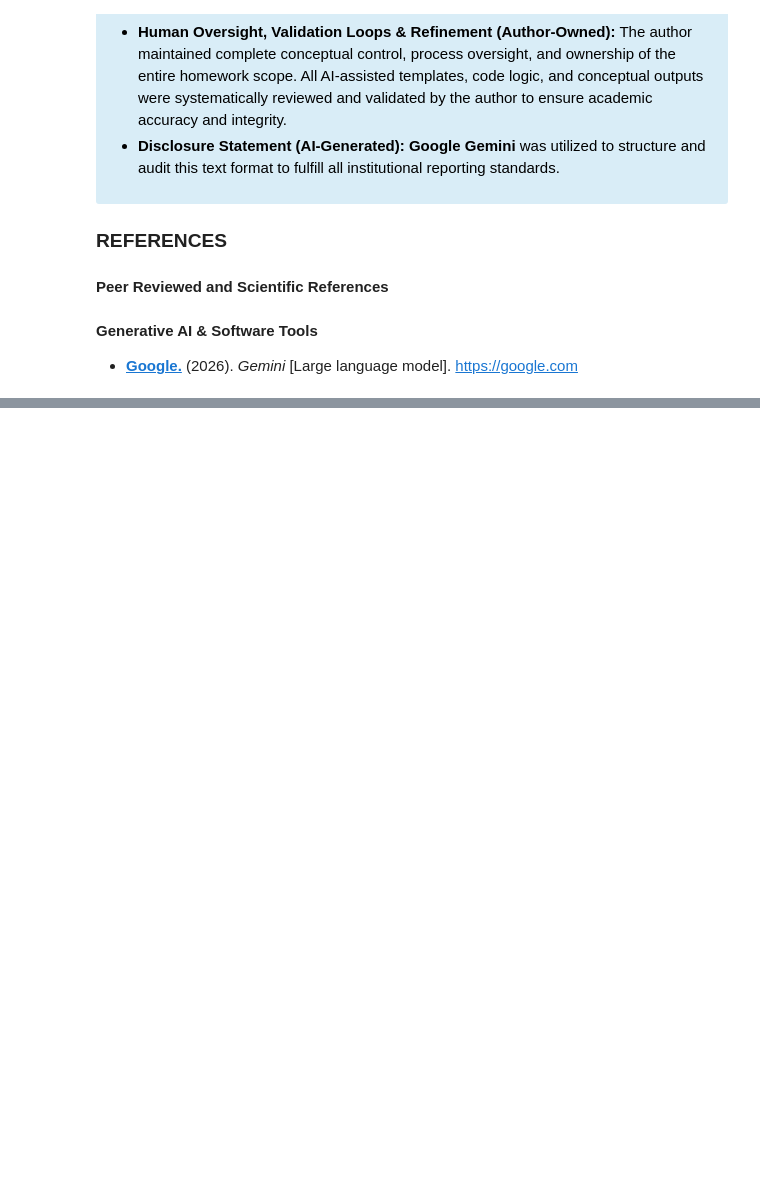
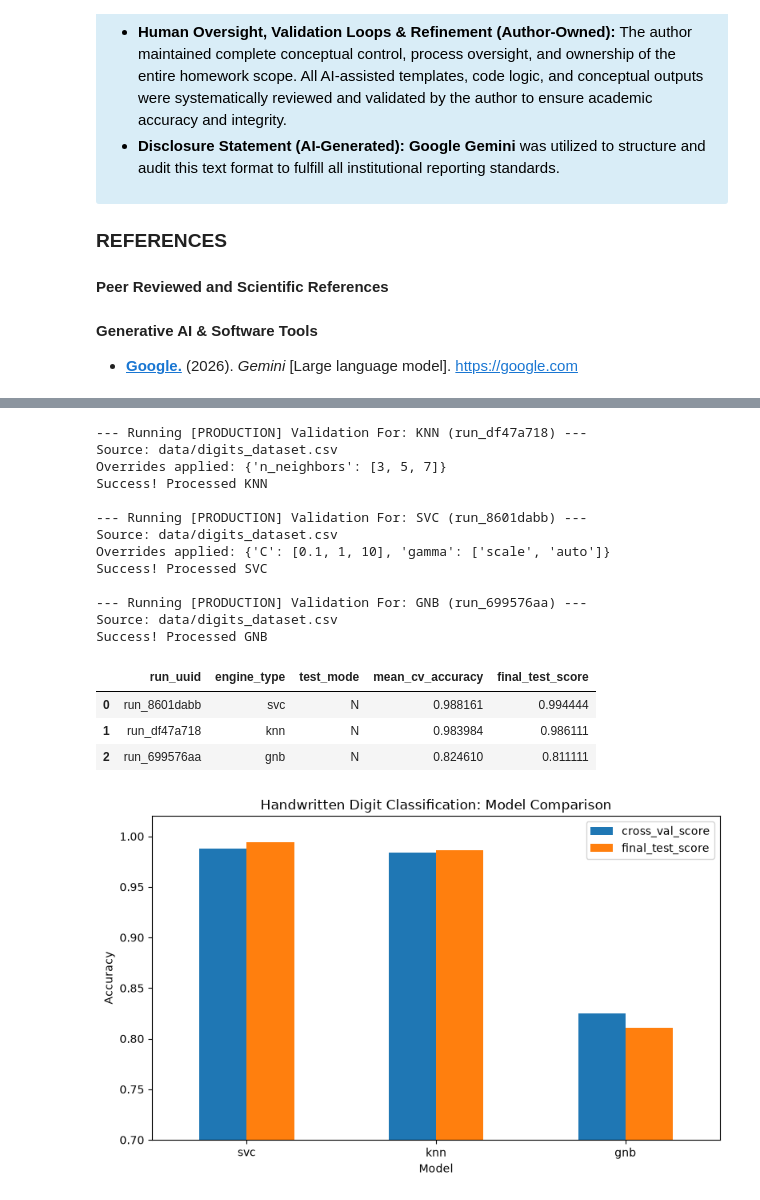
Before and after one commit to Ethereal-Mining-Company/656D632D70726F6A2D32, a Jupyter notebook: main.ipynb, the cells around one changed output, grey strips where cells are left out. Saved outputs shown, nothing was run; the diff lists cells and outputs as text; code cells hidden in the pictures; blank space fills up the shorter version.

```diff
--- a/main.ipynb
+++ b/main.ipynb
@@ -24,0 +74,10 @@ In compliance with the [**National University Student Guidelines for Generative
+# %%
+X_train, X_test, y_train, y_test = pipeline.load_and_split_data(
+    data_path=dataset_path,
+    target_col=target_col,
+    seed=config["evaluation_params"]["global_seed"],
+    test_size=0.2
+)
+
+print(f"Training samples: {len(X_train)}")
+print(f"Testing samples:  {len(X_test)}")
@@ -24,0 +103,48 @@ In compliance with the [**National University Student Guidelines for Generative
+# %%
+models_to_execute = {
+    "knn": {"overrides": {"n_neighbors": [3, 5, 7]}, "data": None},
+    "svc": {"overrides": {"C": [0.1, 1, 10], "gamma": ["scale", "auto"]}, "data": None},
+    "gnb": {"overrides": None, "data": None}
+}
+
+for name, setup in models_to_execute.items():
+    pipeline.run_generalized_pipeline(
+        target_model_name=name,
+        param_overrides=setup["overrides"],
+        data_path_override=setup["data"]
+    )
+
+log_path = os.path.join(config["paths"]["log_dir"], "postal_results.csv")
+results_df = pd.read_csv(log_path)
+
+latest_uuids = results_df.groupby("engine_type")["run_uuid"].last()
+latest_runs = (
+    results_df[results_df["run_uuid"].isin(latest_uuids)]
+    .groupby(["run_uuid", "engine_type", "test_mode"], as_index=False)[["mean_cv_accuracy", "final_test_score"]]
+    .max()
+)
+
+leaderboard = latest_runs.sort_values(by="final_test_score", ascending=False).reset_index(drop=True)
+display(leaderboard)
+
+comparison_df = leaderboard.rename(columns={"mean_cv_accuracy": "cross_val_score"})
+visualization.plot_model_comparison(comparison_df)
+# %% [output]
+--- Running [PRODUCTION] Validation For: KNN (run_df47a718) ---
+Source: data/digits_dataset.csv
+Overrides applied: {'n_neighbors': [3, 5, 7]}
+Success! Processed KNN
+
+--- Running [PRODUCTION] Validation For: SVC (run_8601dabb) ---
+Source: data/digits_dataset.csv
+Overrides applied: {'C': [0.1, 1, 10], 'gamma': ['scale', 'auto']}
+Success! Processed SVC
+
+--- Running [PRODUCTION] Validation For: GNB (run_699576aa) ---
+Source: data/digits_dataset.csv
+Success! Processed GNB
+|  | run_uuid | engine_type | test_mode | mean_cv_accuracy | final_test_score |
+| 0 | run_8601dabb | svc | N | 0.988161 | 0.994444 |
+| 1 | run_df47a718 | knn | N | 0.983984 | 0.986111 |
+| 2 | run_699576aa | gnb | N | 0.824610 | 0.811111 |
+[figure, added]
```
Also changed, not shown: parts of 15 cells of this notebook, 15 other files.
